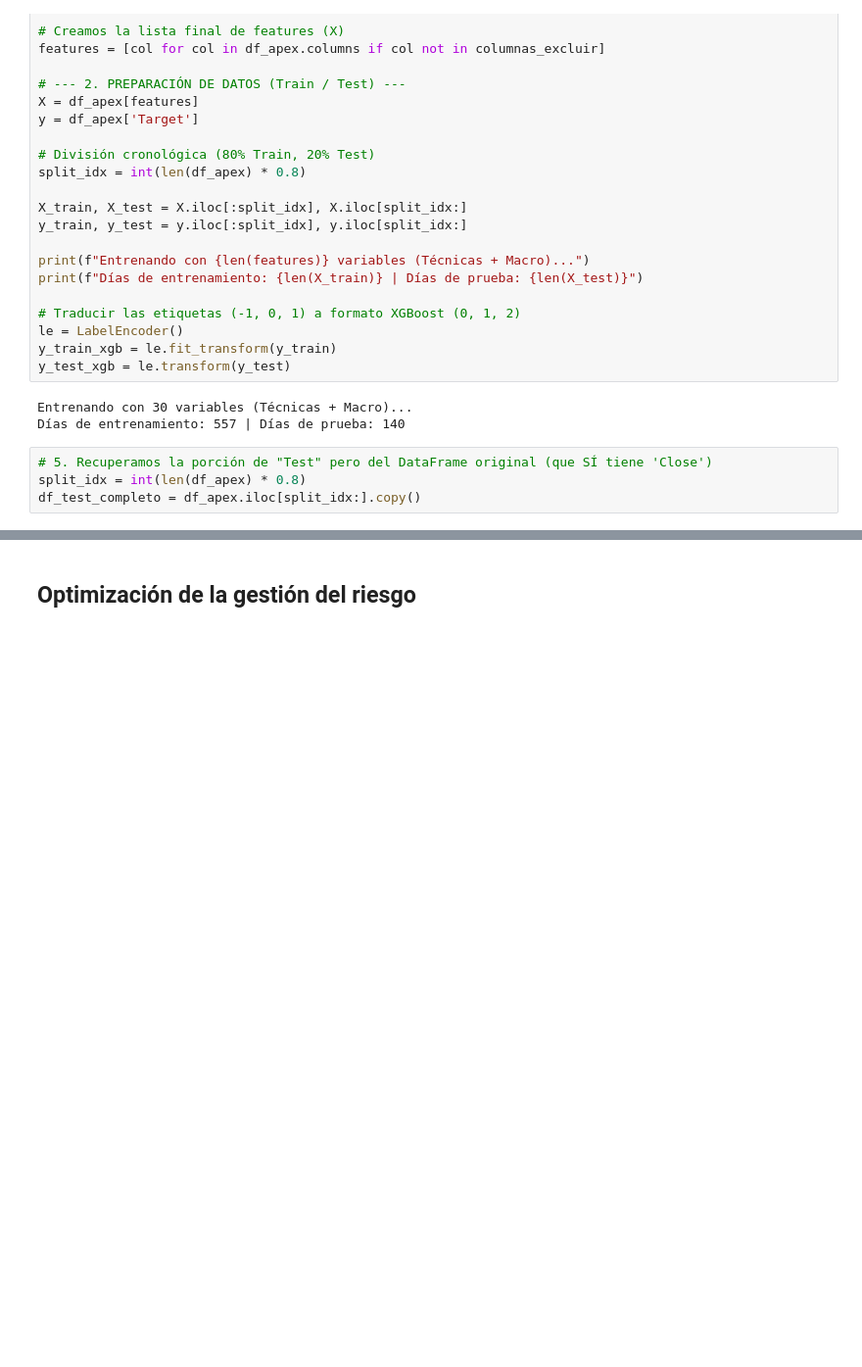
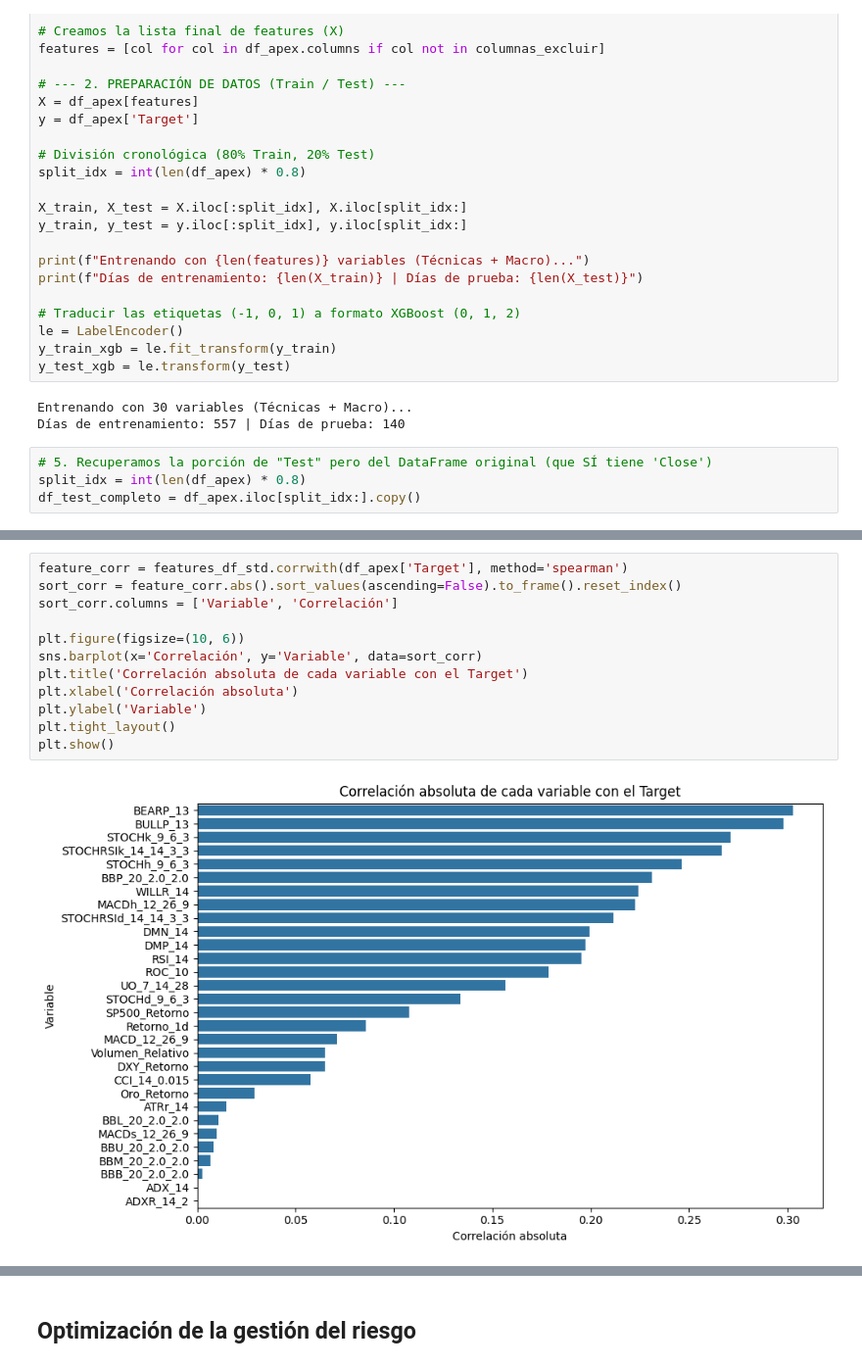
Before and after one commit to julesaccm/Apex-project, a Jupyter notebook: notebooks/bayesian_hyperparameter_tunning.ipynb, the cells around one changed output, grey strips where cells are left out. Shown at 98% size. Drawn from its saved outputs; the diff is of its cells as text; blank space fills up the shorter version.

```diff
--- a/notebooks/bayesian_hyperparameter_tunning.ipynb
+++ b/notebooks/bayesian_hyperparameter_tunning.ipynb
@@ -136,0 +186,14 @@ df_test_completo = df_apex.iloc[split_idx:].copy()
+# %%
+feature_corr = features_df_std.corrwith(df_apex['Target'], method='spearman')
+sort_corr = feature_corr.abs().sort_values(ascending=False).to_frame().reset_index()
+sort_corr.columns = ['Variable', 'Correlación']
+
+plt.figure(figsize=(10, 6))
+sns.barplot(x='Correlación', y='Variable', data=sort_corr)
+plt.title('Correlación absoluta de cada variable con el Target')
+plt.xlabel('Correlación absoluta')
+plt.ylabel('Variable')
+plt.tight_layout()
+plt.show()
+# %% [output]
+[figure, added]
```
Also changed, not shown: parts of 49 cells of this notebook, 1 other file.
